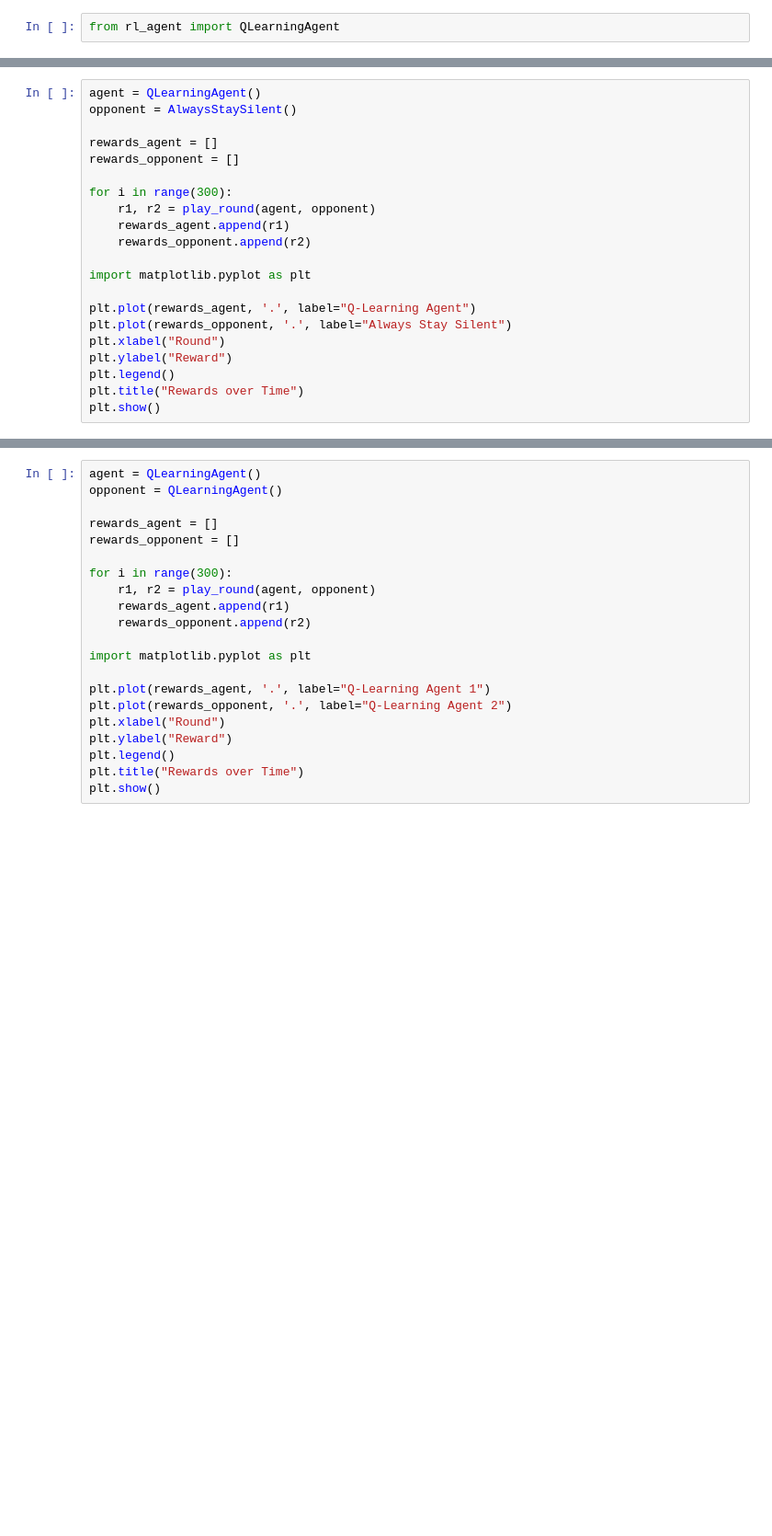
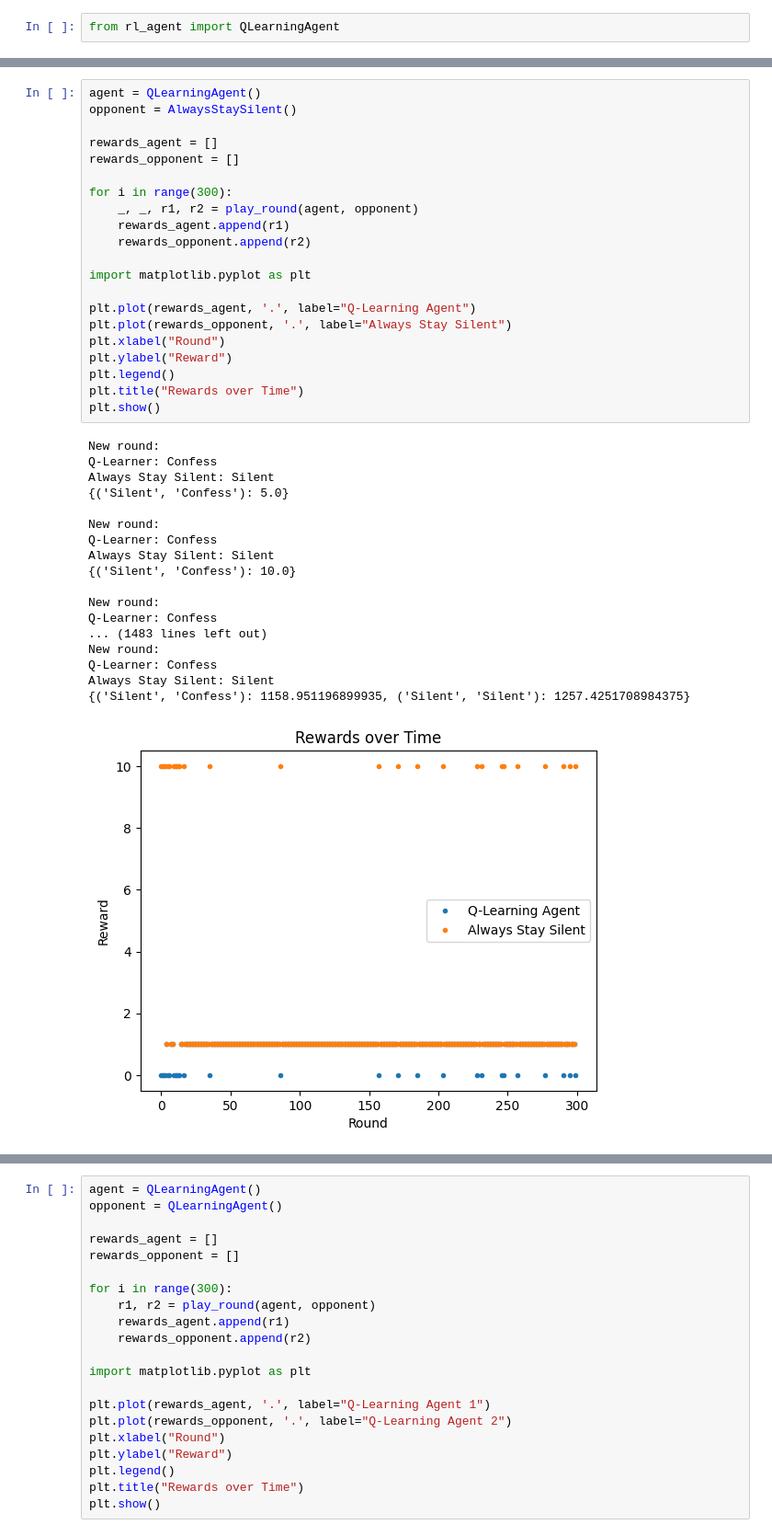
Before and after one commit to vrd-almeida/ai-prisoners-dilemma, a Jupyter notebook: notebooks/simple_test.ipynb, the cells around one changed output, grey strips where cells are left out. Shown at 92% size. Cells and saved outputs as stored; diff of their text form; blank space fills up the shorter version.

```diff
--- a/notebooks/simple_test.ipynb
+++ b/notebooks/simple_test.ipynb
@@ -47,24 +84,43 @@ plt.show()
 # %%
 agent = QLearningAgent()
 opponent = AlwaysStaySilent()
 
 rewards_agent = []
 rewards_opponent = []
 
 for i in range(300):
-    r1, r2 = play_round(agent, opponent)
+    _, _, r1, r2 = play_round(agent, opponent)
     rewards_agent.append(r1)
     rewards_opponent.append(r2)
 
 import matplotlib.pyplot as plt
 
 plt.plot(rewards_agent, '.', label="Q-Learning Agent")
 plt.plot(rewards_opponent, '.', label="Always Stay Silent")
 plt.xlabel("Round")
 plt.ylabel("Reward")
 plt.legend()
 plt.title("Rewards over Time")
 plt.show()
+# %% [output]
+New round:
+Q-Learner: Confess
+Always Stay Silent: Silent
+{('Silent', 'Confess'): 5.0}
+
+New round:
+Q-Learner: Confess
+Always Stay Silent: Silent
+{('Silent', 'Confess'): 10.0}
+
+New round:
+Q-Learner: Confess
+... (1483 lines left out)
+New round:
+Q-Learner: Confess
+Always Stay Silent: Silent
+{('Silent', 'Confess'): 1158.951196899935, ('Silent', 'Silent'): 1257.4251708984375}
+[figure, added]
 # %%
 agent = QLearningAgent()
 opponent = AlwaysConfess()
```
Also changed, not shown: parts of 3 cells of this notebook, 5 other files.
